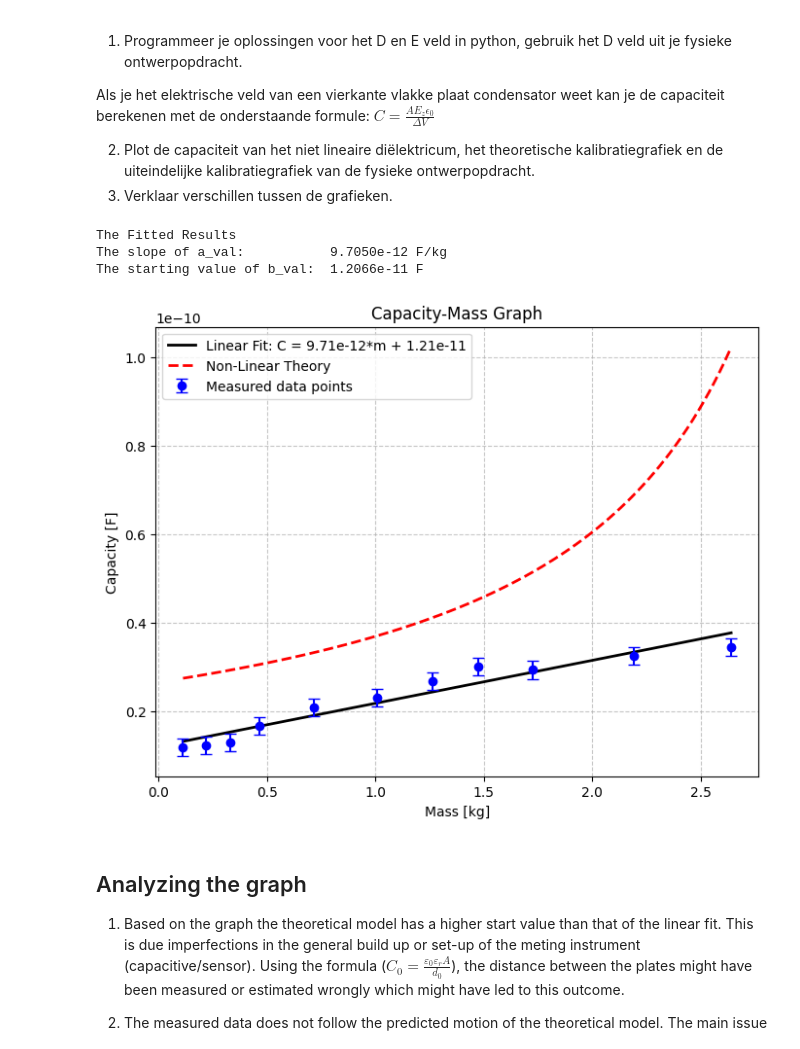
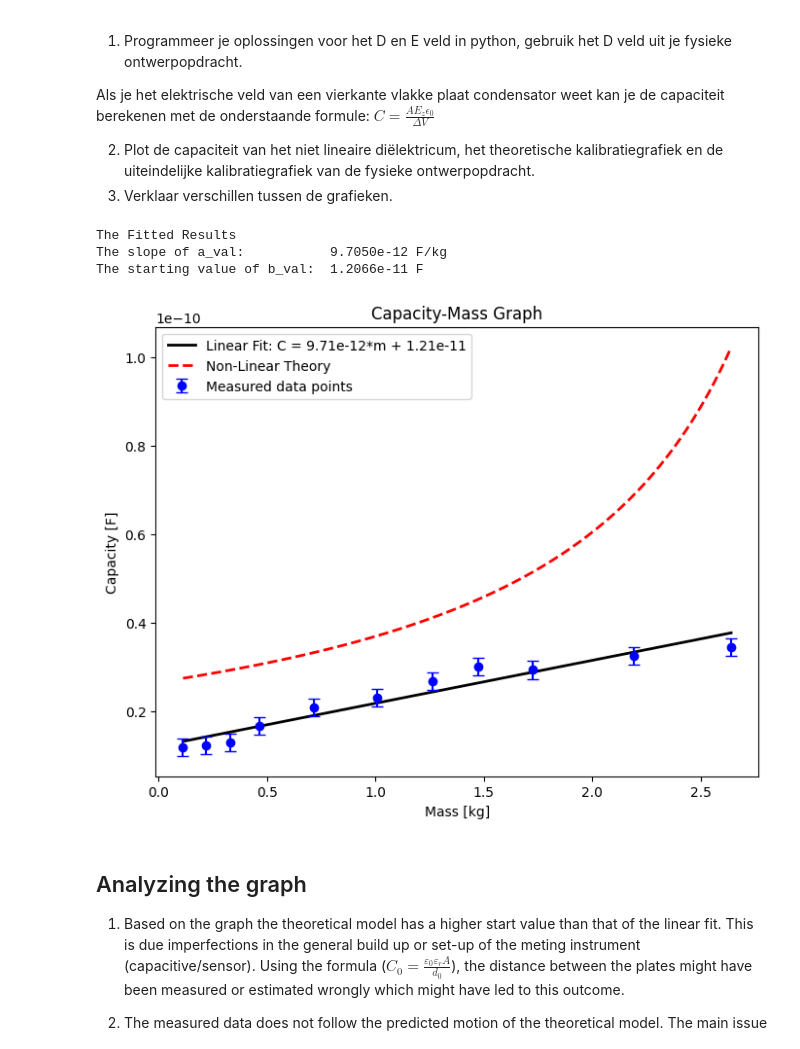
Before and after one commit to sralmulder-hash/opdrachten-DEF-D, a Jupyter notebook: DigitaleOntwerpopdrachten/1CondensatorOpdracht/CondensatorOntwerpopdracht.ipynb, the cells around one changed output. Drawn from its saved outputs; the diff is of its cells as text; code cells hidden in the pictures.

```diff
--- a/DigitaleOntwerpopdrachten/1CondensatorOpdracht/CondensatorOntwerpopdracht.ipynb
+++ b/DigitaleOntwerpopdrachten/1CondensatorOpdracht/CondensatorOntwerpopdracht.ipynb
@@ -1129,9 +1078,9 @@ E_z \epsilon_0}{\Delta V}$
 from scipy.optimize import curve_fit
 
 # Measured Data
-gravity = 9.81 # m/s^2
+g = 9.81 # m/s^2
 mass = np.array([1.0083, 0.7181, 0.4637, 1.7264, 2.1929, 2.641, 1.4748, 0.1127, 0.2164, 0.3291, 1.2627])
-F = mass * gravity # Standard equation of a force in one direction
+F = mass * g # Standard equation of a force in one direction
 Capa_values = np.array([23.1, 20.8, 16.6, 29.3, 32.4, 34.5, 30, 11.9, 12.3, 12.9, 26.8]) * 1e-12
 
 
@@ -1152,7 +1101,7 @@ def fitting(x_values, slope, starting_value):
 
 def nonlinear_theoretical_model(mass):
     #Calculate the new distance due to compression for each mass
-    d_dynamic = d_0 - (((mass) * gravity) / k_veer)
+    d_dynamic = d_0 - (((mass) * g) / k_veer)
 
     # To prevent division by 0 we used this code
     if np.any(d_dynamic <= 0):
@@ -1179,36 +1128,34 @@ print(f"The slope of a_val:           {a_val:.4e} F/kg")
 print(f"The starting value of b_val:  {b_val:.4e} F")
 
 # Making python make values to be used for the gained slope and start value
 mass_clean = np.linspace(min(mass), max(mass), 100)
 capacity_clean = fitting(mass_clean, a_val, b_val)
 capacity_theory_line = nonlinear_theoretical_model(mass_clean)
 
 #Now we plot
 
 y_error = 2e-12
 plt.figure(figsize=(8,6))
 
 # Error bars plot
 plt.errorbar(mass, Capa_values, yerr=y_error, fmt='o', color='b', capsize=4, label='Measured data points', zorder=5)
 
 # Plotting the fit curve
 plt.plot(mass_clean, capacity_clean, color='k', label=f'Linear Fit: C = {a_val:.2e}*m + {b_val:.2e}', linewidth=2)
 
 # Theoretical non-linear curve
 plt.plot(mass_clean, capacity_theory_line, color='r', linestyle='--', label='Non-Linear Theory', linewidth=2)
 
 plt.title('Capacity-Mass Graph')
 plt.xlabel('Mass [kg]')
 plt.ylabel('Capacity [F]')
 plt.legend()
-plt.grid(True, linestyle='--', alpha=0.7)
-
 plt.show()
 # %% [output]
 The Fitted Results
 The slope of a_val:           9.7050e-12 F/kg
 The starting value of b_val:  1.2066e-11 F
-[figure, old version]
+[figure, new version]
 # %% [markdown]
 ## Analyzing the graph
 1) Based on the graph the theoretical model has a higher start value than that of the linear fit. This is due imperfections in the general build up or set-up of the meting instrument (capacitive/sensor). Using the formula ($C_0 = \frac{\varepsilon_0 \varepsilon_r A}{d_0}$), the distance between the plates might have been measured or estimated wrongly which might have led to this outcome.
```
Also changed, not shown: parts of 21 cells of this notebook, 3 other files.
